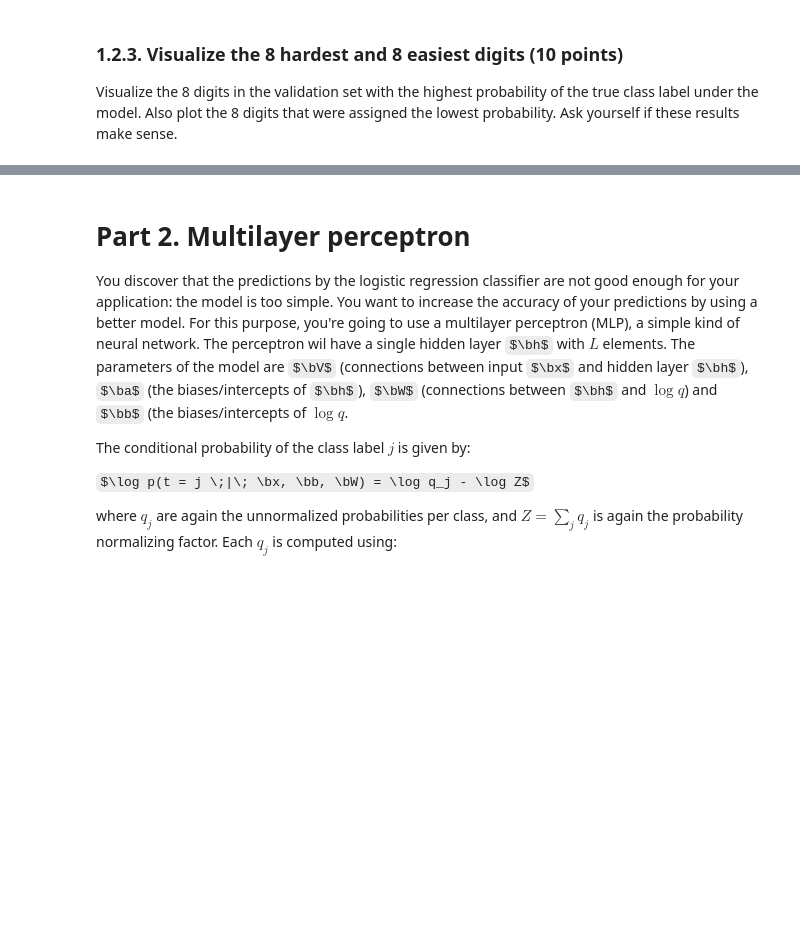
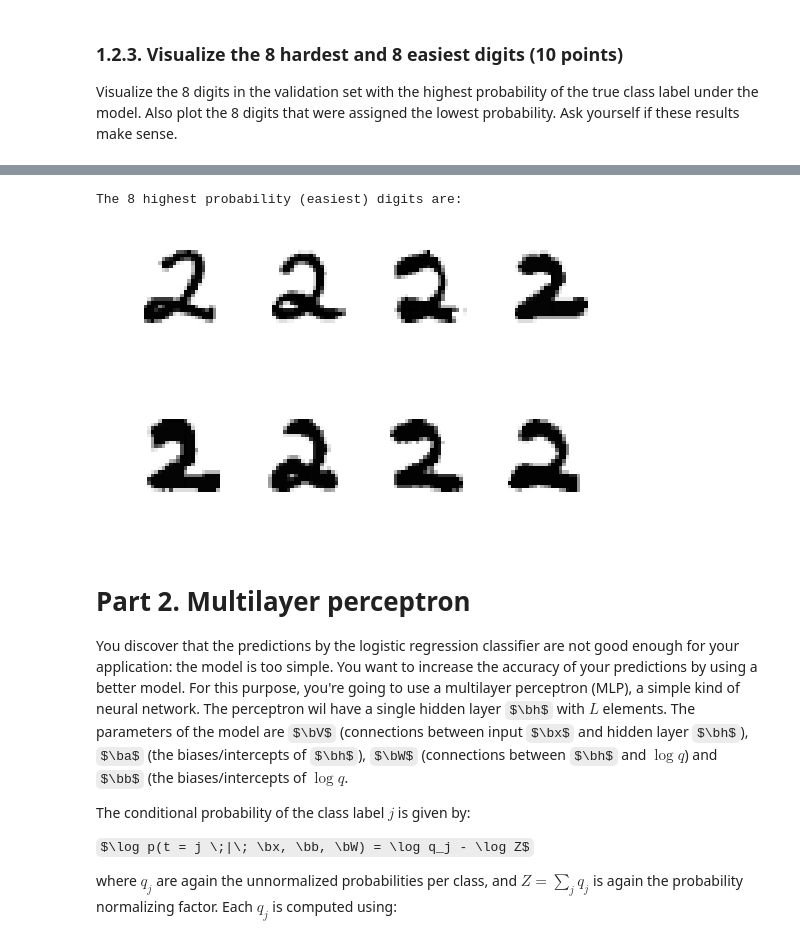
Before and after one commit to Vasileios-Charatsidis/machine_learning_1_labs, a Jupyter notebook: hw2/lab02_KIANFAR_MIRONENCO.ipynb, the cells around one changed output, grey strips where cells are left out. Drawn from its saved outputs; the diff is of its cells as text; code cells hidden in the pictures; some formulas as TeX source; blank space fills up the shorter version.

```diff
--- a/hw2/lab02_KIANFAR_MIRONENCO.ipynb
+++ b/hw2/lab02_KIANFAR_MIRONENCO.ipynb
@@ -404,3 +420,9 @@ for i in range(len(eight_hardest)):
+# %%
+# Plot easiest
+plot_easiest(easiest)
+# %% [output]
+The 8 highest probability (easiest) digits are:
+[figure, added]
 # %% [markdown]
 # Part 2. Multilayer perceptron
 
```
Also changed, not shown: parts of 6 cells of this notebook.
